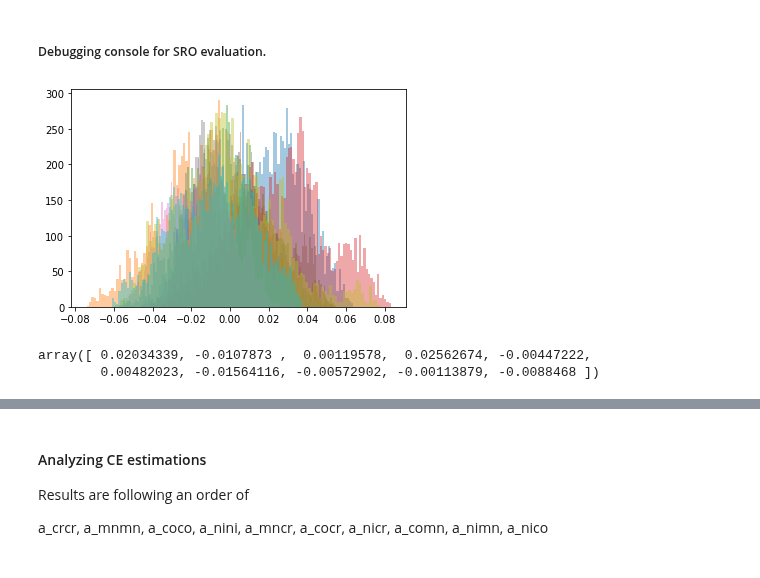
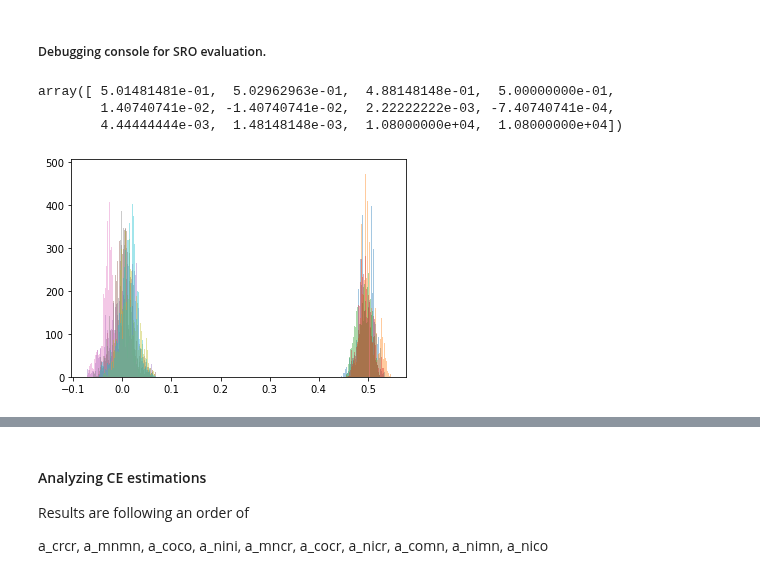
Before and after one commit to wzetto/MATools, a Jupyter notebook: CE_MC/cluster_nn_ce.ipynb, the cells around one changed output, grey strips where cells are left out. Saved outputs shown, nothing was run; the diff lists cells and outputs as text; code cells hidden in the pictures.

```diff
--- a/CE_MC/cluster_nn_ce.ipynb
+++ b/CE_MC/cluster_nn_ce.ipynb
@@ -383,7 +383,7 @@ ce_ = CE(ind_1nn, ind_2nn, ind_3nn, ind_4nn,
         ind_raw)
 atom_num = 32
 
-for i in range(1, 353):
+for i in range(1, 401):
     ind_cr = np.load(f'/media/wz/7AD631A4D6316195/Projects/mc_pure_qua/252525/Cr25Mn25Co25Ni2532_try{i}/Cr25Mn25Co25Ni25_cr_chosen.npy')
     ind_mn = np.load(f'/media/wz/7AD631A4D6316195/Projects/mc_pure_qua/252525/Cr25Mn25Co25Ni2532_try{i}/Cr25Mn25Co25Ni25_mn_chosen.npy')
     ind_co = np.load(f'/media/wz/7AD631A4D6316195/Projects/mc_pure_qua/252525/Cr25Mn25Co25Ni2532_try{i}/Cr25Mn25Co25Ni25_co_chosen.npy')
@@ -902,7 +903,7 @@ clf_2 = pickle.load(open(clf_2, 'rb'))
 clf_3 = pickle.load(open(clf_3, 'rb'))
 
 #* Load tensorboard
-date = '20221108'
+date = '20221113'
 pth_tb = f'/media/wz/a7ee6d50-691d-431a-8efb-b93adc04896d/Github/MATools/CE_MC/runs/demo/{date}'
 writer = SummaryWriter(log_dir = pth_tb)
 
@@ -910,13 +911,13 @@ energy_std, energy_mean = 1, 0
 
 config = ele_list_gen(1/4, 1/4, 1/4, 1/4, num_c=2048)
 iter_time= 10000
-temp = 400
+temp = 1200
 k_ = 8.617333262e-5
 atom_num = 2048
 # energy_std = 1
 config_list = np.zeros((50, atom_num))
 e_list_store = np.zeros(50)
-sro_list_store = np.zeros((iter_time, 10))
+sro_list_store = np.zeros((iter_time, 12))
 
 for i in range(iter_time):
         # weight_config = norm_w(ce_e.cluster_extra(config).reshape(-1,1).T,
@@ -944,16 +945,19 @@ for i in range(iter_time):
         e_list_store[i%50] = energy
         #* Extract SRO params of current config..
         sro = sub_func_ce.sro_extra(ind_1nn, config, 0.25, 0.25, 0.25, 0.25)
-        a_mncr, a_cocr, a_nicr, a_comn, a_nimn, a_nico = sro[-6:]
         sro_list_store[i%iter_time] = sro
 
         writer.add_scalar(f'Thermo-MC Energy (eV)', energy, i)
-        writer.add_scalar(f'SRO param/MnCr', a_mncr, i)
-        writer.add_scalar(f'SRO param/CoCr', a_cocr, i)
-        writer.add_scalar(f'SRO param/NiCr', a_nicr, i)
-        writer.add_scalar(f'SRO param/CoMn', a_comn, i)
-        writer.add_scalar(f'SRO param/NiMn', a_nimn, i)
-        writer.add_scalar(f'SRO param/NiCo', a_nico, i)
+        writer.add_scalar(f'SRO param/CrCr', sro[0], i)
+        writer.add_scalar(f'SRO param/MnMn', sro[1], i)
+        writer.add_scalar(f'SRO param/CoCo', sro[2], i)
+        writer.add_scalar(f'SRO param/NiNi', sro[3], i)
+        writer.add_scalar(f'SRO param/CrMn', sro[4], i)
+        writer.add_scalar(f'SRO param/CrCo', sro[5], i)
+        writer.add_scalar(f'SRO param/CrNi', sro[6], i)
+        writer.add_scalar(f'SRO param/MnCo', sro[7], i)
+        writer.add_scalar(f'SRO param/MnNi', sro[8], i)
+        writer.add_scalar(f'SRO param/CoNi', sro[9], i)
 
         while True:
                 a_ind = randrange(len(ind_1nn))
@@ -996,25 +1000,27 @@ for i in range(iter_time):
         # plt.title(f'Iter num {i} at {temp} K')
         # plt.plot(e_list)
         # plt.show()
+# %%
+config = ele_list_gen(1/4, 1/4, 1/4, 1/4, num_c=2048)
+ind_1nn = np.load('/media/wz/7AD631A4D6316195/Projects/mc_pure_qua/fcc_2048/ind_1nn.npy')
+sub_func_ce.sro_extra(ind_1nn, config, 0.25, 0.25, 0.25, 0.25)
+# %% [output]
+array([ 5.01481481e-01,  5.02962963e-01,  4.88148148e-01,  5.00000000e-01,
+        1.40740741e-02, -1.40740741e-02,  2.22222222e-03, -7.40740741e-04,
+        4.44444444e-03,  1.48148148e-03,  1.08000000e+04,  1.08000000e+04])
 # %%
 %matplotlib inline
 from fitter import Fitter
 #* Check the distribution of energy
-for i in range(sro_list_store.shape[1]):
+for i in range(sro_list_store.shape[1]-2):
     sro = sro_list_store[:,i]
     plt.hist(sro, bins=100, alpha=0.4)
 
 plt.show()
 # f_pair = Fitter(mncr_list, distributions = ['norm'], timeout = 1500)
 # f_pair.fit()
 
 # print(f_pair.get_best())
 # f_pair.summary()
 # %% [output]
-[figure, old version]
+[figure, new version]
-# %%
-sro_mean = np.mean(sro_list_store, 0)
-sro_mean
-# %% [output]
-array([ 0.02034339, -0.0107873 ,  0.00119578,  0.02562674, -0.00447222,
-        0.00482023, -0.01564116, -0.00572902, -0.00113879, -0.0088468 ])
```
Also changed, not shown: parts of 6 cells of this notebook, 20 other files.
